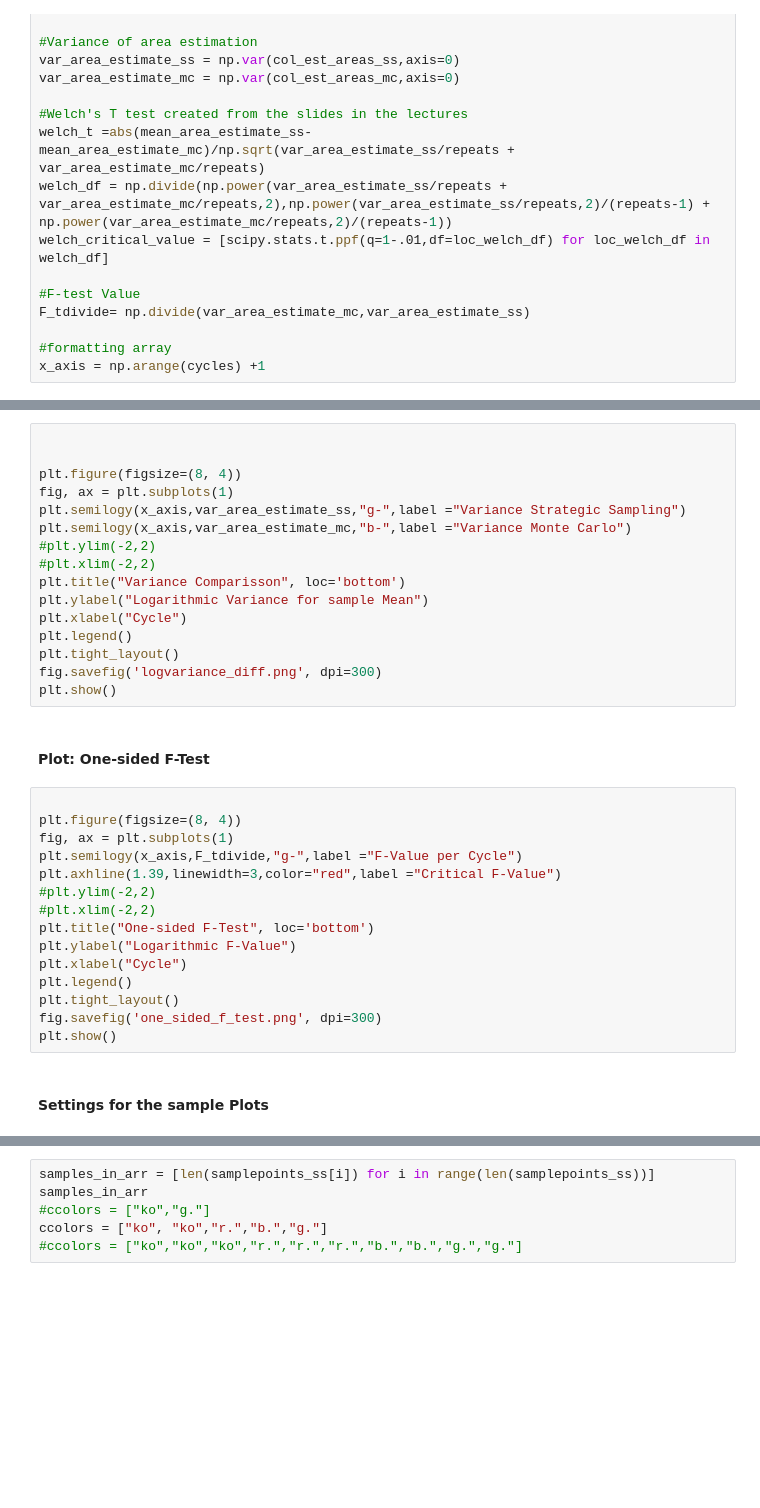
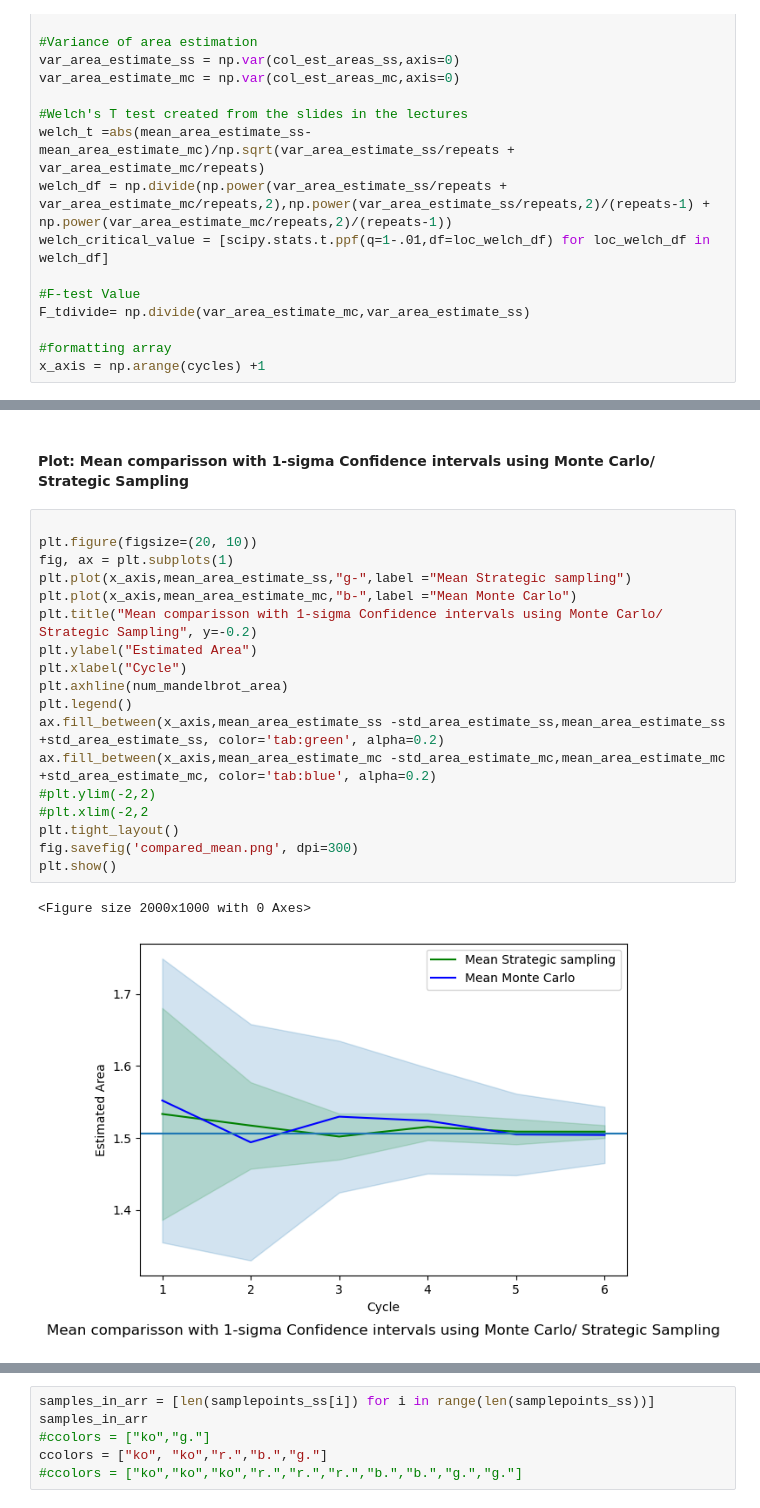
Before and after one commit to kuj24824/stochastic-simulations, a Jupyter notebook: Task_4.ipynb, the cells around one changed output, grey strips where cells are left out. Drawn from its saved outputs; the diff is of its cells as text; blank space fills up the shorter version.

Commit message:
Plots and updated Notebook

```diff
--- a/Task_4.ipynb
+++ b/Task_4.ipynb
@@ -305,35 +275,23 @@ plt.show()
-# %%
-
-
-plt.figure(figsize=(8, 4))
-fig, ax = plt.subplots(1)
-plt.semilogy(x_axis,var_area_estimate_ss,"g-",label ="Variance Strategic Sampling")
-plt.semilogy(x_axis,var_area_estimate_mc,"b-",label ="Variance Monte Carlo")
-#plt.ylim(-2,2)
-#plt.xlim(-2,2)
-plt.title("Variance Comparisson", loc='bottom')
-plt.ylabel("Logarithmic Variance for sample Mean")
-plt.xlabel("Cycle")
-plt.legend()
-plt.tight_layout()
-fig.savefig('logvariance_diff.png', dpi=300)
-plt.show()
-# %% [markdown]
-#### Plot: One-sided F-Test
-# %%
-
-plt.figure(figsize=(8, 4))
-fig, ax = plt.subplots(1)
-plt.semilogy(x_axis,F_tdivide,"g-",label ="F-Value per Cycle")
-plt.axhline(1.39,linewidth=3,color="red",label ="Critical F-Value")
-#plt.ylim(-2,2)
-#plt.xlim(-2,2)
-plt.title("One-sided F-Test", loc='bottom')
-plt.ylabel("Logarithmic F-Value")
-plt.xlabel("Cycle")
-plt.legend()
-plt.tight_layout()
-fig.savefig('one_sided_f_test.png', dpi=300)
-plt.show()
-# %% [markdown]
-#### Settings for the sample Plots
+# %% [markdown]
+#### Plot: Mean comparisson with 1-sigma Confidence intervals using Monte Carlo/ Strategic Sampling
+# %%
+
+plt.figure(figsize=(20, 10))
+fig, ax = plt.subplots(1)
+plt.plot(x_axis,mean_area_estimate_ss,"g-",label ="Mean Strategic sampling")
+plt.plot(x_axis,mean_area_estimate_mc,"b-",label ="Mean Monte Carlo")
+plt.title("Mean comparisson with 1-sigma Confidence intervals using Monte Carlo/ Strategic Sampling", y=-0.2)
+plt.ylabel("Estimated Area")
+plt.xlabel("Cycle")
+plt.axhline(num_mandelbrot_area)
+plt.legend()
+ax.fill_between(x_axis,mean_area_estimate_ss -std_area_estimate_ss,mean_area_estimate_ss +std_area_estimate_ss, color='tab:green', alpha=0.2)
+ax.fill_between(x_axis,mean_area_estimate_mc -std_area_estimate_mc,mean_area_estimate_mc +std_area_estimate_mc, color='tab:blue', alpha=0.2)
+#plt.ylim(-2,2)
+#plt.xlim(-2,2
+plt.tight_layout()
+fig.savefig('compared_mean.png', dpi=300)
+plt.show()
+# %% [output]
+<Figure size 2000x1000 with 0 Axes>
+[figure, added]
```
Also changed, not shown: parts of 30 cells of this notebook, 10 other files.
